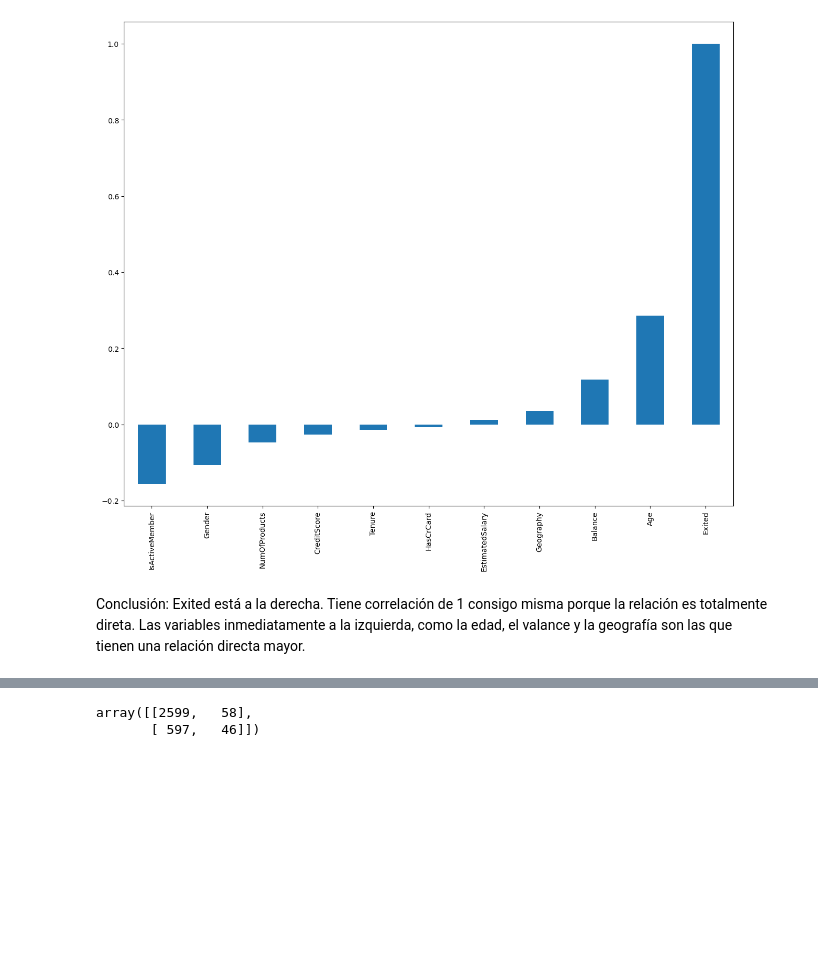
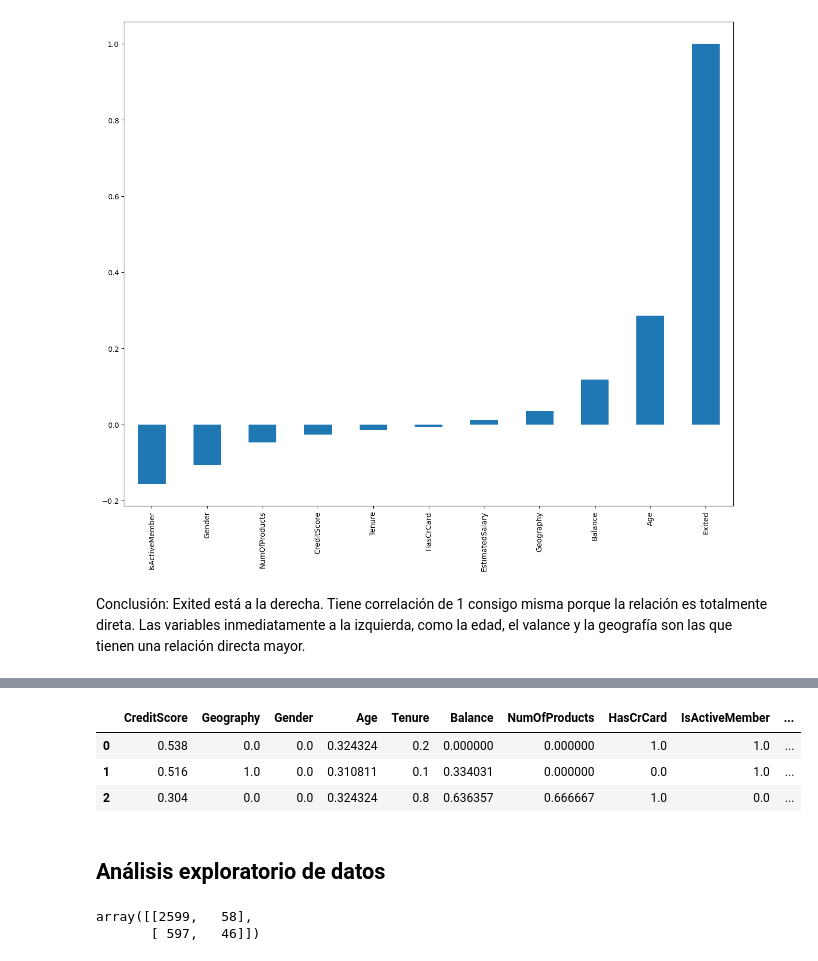
Before and after one commit to adolfo85/laboratorio-machine-learning, a Jupyter notebook: notebooks/modelgeneration_27092023_ricalanis.ipynb, the cells around one changed output, grey strips where cells are left out. Cells and saved outputs as stored; diff of their text form; code cells hidden in the pictures; blank space fills up the shorter version.

Commit message:
escalamiento de datos

```diff
--- a/notebooks/modelgeneration_27092023_ricalanis.ipynb
+++ b/notebooks/modelgeneration_27092023_ricalanis.ipynb
@@ -121,3 +147,14 @@ Conclusión: Exited está a la derecha. Tiene correlación de 1 consigo misma po
+# %%
+df_data_processing_scaled.columns = data.columns
+# %%
+df_data_processing_scaled.head(3)
+# %% [output]
+|  | CreditScore | Geography | Gender | Age | Tenure | Balance | NumOfProducts | HasCrCard | IsActiveMember | ... |
+| 0 | 0.538 | 0.0 | 0.0 | 0.324324 | 0.2 | 0.000000 | 0.000000 | 1.0 | 1.0 | ... |
+| 1 | 0.516 | 1.0 | 0.0 | 0.310811 | 0.1 | 0.334031 | 0.000000 | 0.0 | 1.0 | ... |
+| 2 | 0.304 | 0.0 | 0.0 | 0.324324 | 0.8 | 0.636357 | 0.666667 | 1.0 | 0.0 | ... |
+# %% [markdown]
+## Análisis exploratorio de datos
 # %%
 # Vamos a crear un modelo de regresion logistica
 from sklearn.model_selection import train_test_split
```
Also changed, not shown: parts of 11 cells of this notebook.
